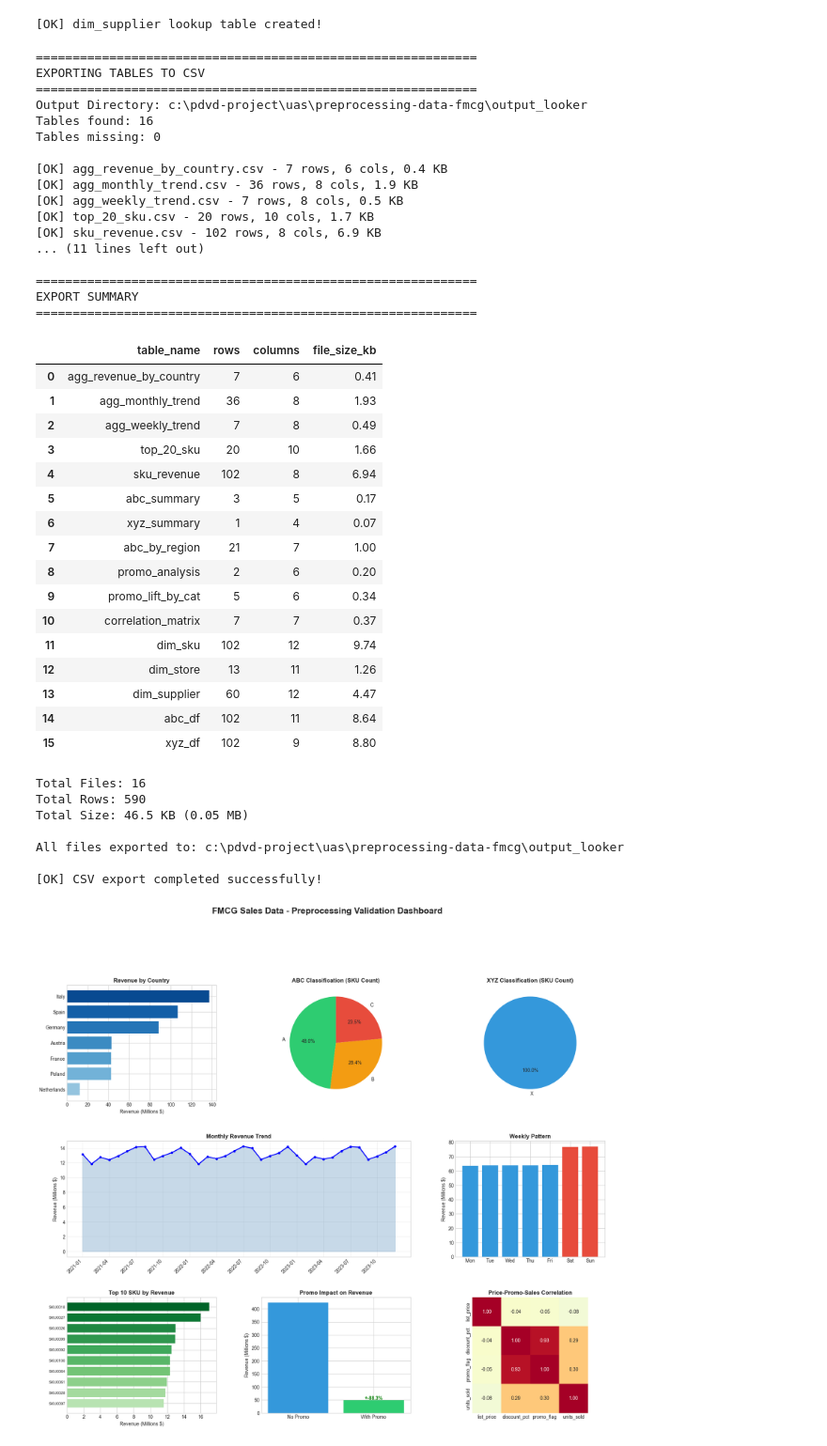
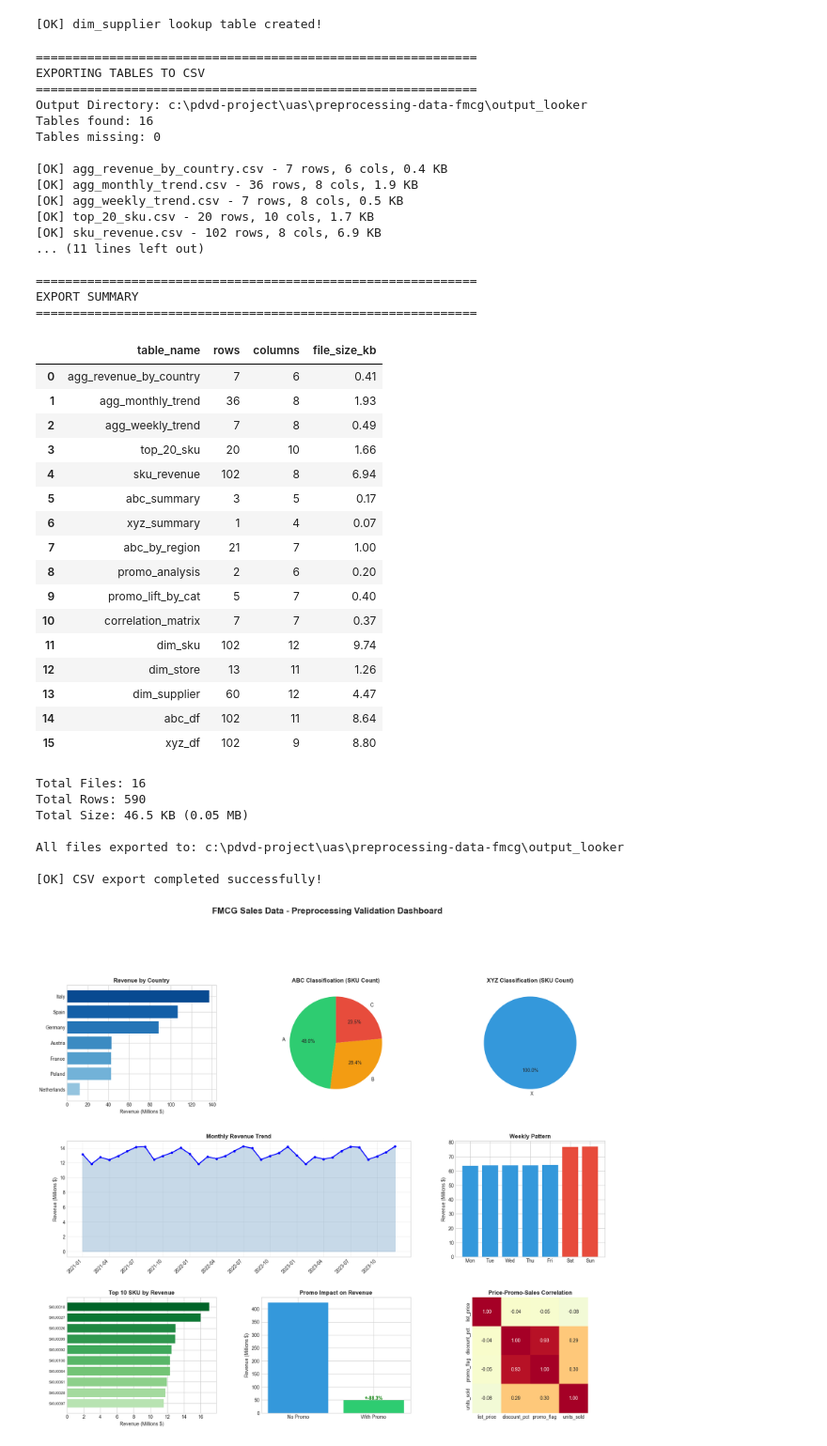
Before and after one commit to nandana05-tech/preprocessing-data-fmcg, a Jupyter notebook: preprocessing-data-3.ipynb, the cells around one changed output. Shown at 94% size. Cells and saved outputs as stored; diff of their text form; code cells hidden in the pictures.

```diff
--- a/preprocessing-data-3.ipynb
+++ b/preprocessing-data-3.ipynb
@@ -1732,6 +1732,11 @@ for table_name in table_names:
         tables_to_export[table_name] = eval(table_name)
     else:
         missing_tables.append(table_name)
+
+if 'promo_lift_by_cat' in tables_to_export:
+    promo_lift_by_cat_fixed = tables_to_export['promo_lift_by_cat'].reset_index()
+    promo_lift_by_cat_fixed = promo_lift_by_cat_fixed.rename(columns={'index': 'category'})
+    tables_to_export['promo_lift_by_cat'] = promo_lift_by_cat_fixed
 
 # Report status
 print("=" * 60)
@@ -1795,34 +1800,34 @@ if export_summary:
 else:
     print("[ERROR] No tables available to export. Please run all previous cells first.")
 # %% [output]
 ============================================================
 EXPORTING TABLES TO CSV
 ============================================================
 Output Directory: c:\pdvd-project\uas\preprocessing-data-fmcg\output_looker
 Tables found: 16
 Tables missing: 0
 
 [OK] agg_revenue_by_country.csv - 7 rows, 6 cols, 0.4 KB
 [OK] agg_monthly_trend.csv - 36 rows, 8 cols, 1.9 KB
 [OK] agg_weekly_trend.csv - 7 rows, 8 cols, 0.5 KB
 [OK] top_20_sku.csv - 20 rows, 10 cols, 1.7 KB
 [OK] sku_revenue.csv - 102 rows, 8 cols, 6.9 KB
 ... (11 lines left out)
 
 ============================================================
 EXPORT SUMMARY
 ============================================================
 |  | table_name | rows | columns | file_size_kb |
 | 0 | agg_revenue_by_country | 7 | 6 | 0.41 |
 | 1 | agg_monthly_trend | 36 | 8 | 1.93 |
 | 2 | agg_weekly_trend | 7 | 8 | 0.49 |
 | 3 | top_20_sku | 20 | 10 | 1.66 |
 | 4 | sku_revenue | 102 | 8 | 6.94 |
 | 5 | abc_summary | 3 | 5 | 0.17 |
 | 6 | xyz_summary | 1 | 4 | 0.07 |
 | 7 | abc_by_region | 21 | 7 | 1.00 |
 | 8 | promo_analysis | 2 | 6 | 0.20 |
-| 9 | promo_lift_by_cat | 5 | 6 | 0.34 |
+| 9 | promo_lift_by_cat | 5 | 7 | 0.40 |
 | 10 | correlation_matrix | 7 | 7 | 0.37 |
 | 11 | dim_sku | 102 | 12 | 9.74 |
 | 12 | dim_store | 13 | 11 | 1.26 |
```
Also changed, not shown: 7 other files.
